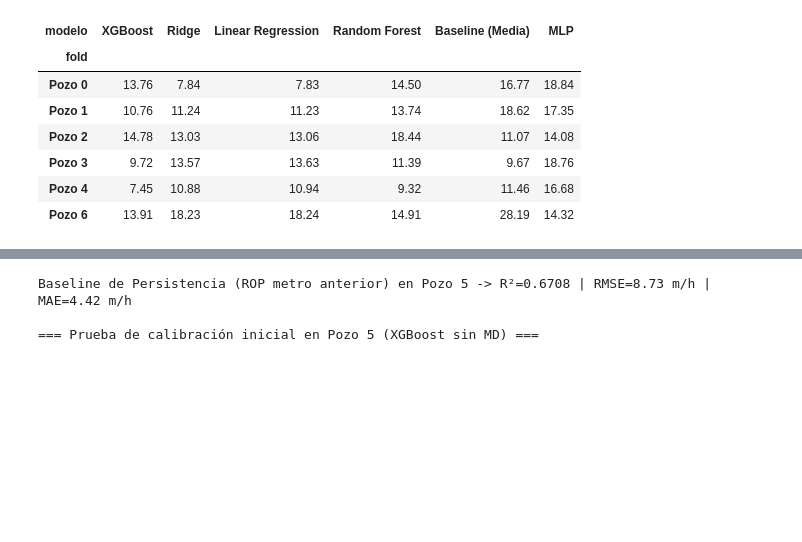
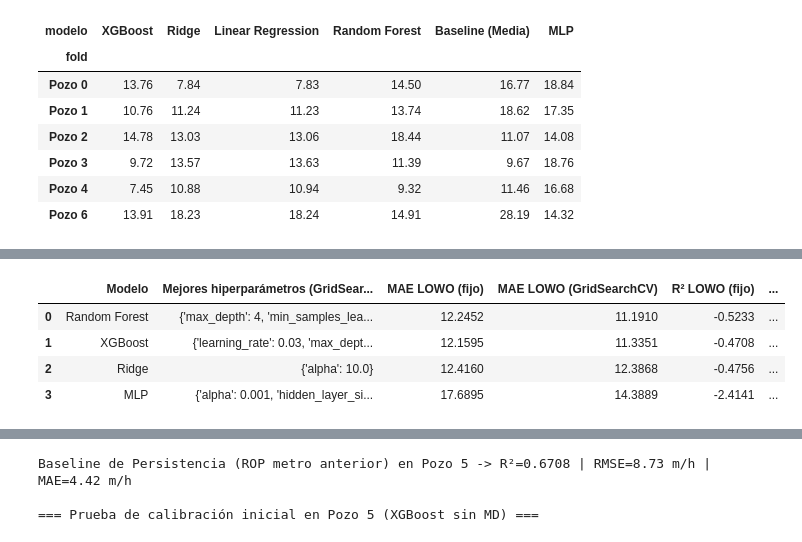
Before and after one commit to valebarzola/YPF-rop-predictor, a Jupyter notebook: ROP_Noruega_Modelado.ipynb, the cells around one changed output, grey strips where cells are left out. Saved outputs shown, nothing was run; the diff lists cells and outputs as text; code cells hidden in the pictures; blank space fills up the shorter version.

Commit message:
Optimización con GridSearchCV y corrección de métricas en texto

```diff
--- a/ROP_Noruega_Modelado.ipynb
+++ b/ROP_Noruega_Modelado.ipynb
@@ -478,0 +496,76 @@ Al quitar `Measured Depth m` en el LOWO CV:
+# %%
+feats7 = get_features(bal, drop_md=True)
+X7_tr = bal[feats7].values
+y7_tr = bal[TARGET].values
+grupos_pozo = bal['pozo'].values
+
+# Validación cruzada por pozo: 6 particiones = 1 pozo de validación por fold (LOWO)
+cv_pozos = GroupKFold(n_splits=6)
+
+busquedas = {
+    'Ridge': (
+        Ridge(),
+        {'modelo__alpha': [0.1, 1.0, 10.0, 100.0, 500.0]}
+    ),
+    'Random Forest': (
+        RandomForestRegressor(random_state=SEED, n_jobs=-1),
+        {
+            'modelo__n_estimators': [100, 200, 300],
+            'modelo__max_depth': [4, 6, 8, 12],
+            'modelo__min_samples_leaf': [3, 5, 10]
+        }
+    ),
+    'XGBoost': (
+        XGBRegressor(subsample=0.8, colsample_bytree=0.8, random_state=SEED, n_jobs=-1, verbosity=0),
+        {
+            'modelo__n_estimators': [100, 200, 300],
+            'modelo__max_depth': [3, 4, 6],
+            'modelo__learning_rate': [0.03, 0.05, 0.1]
+        }
+    ),
+    'MLP': (
+        MLPRegressor(activation='relu', max_iter=500, early_stopping=True, validation_fraction=0.1, random_state=SEED),
+        {
+            'modelo__hidden_layer_sizes': [(64, 32), (128, 64), (128, 64, 32)],
+            'modelo__alpha': [0.0001, 0.001, 0.01, 0.1]
+        }
+    )
+}
+
+mejores_gs = {}
+filas_gs = []
+
+for nombre, (modelo_base, grilla) in busquedas.items():
+    pipe = Pipeline([('scaler', RobustScaler()), ('modelo', modelo_base)])
+    gs = GridSearchCV(
+        pipe,
+        param_grid=grilla,
+        cv=cv_pozos,
+        scoring={'MAE': 'neg_mean_absolute_error', 'R2': 'r2'},
+        refit='MAE',
+        n_jobs=-1
+    )
+    gs.fit(X7_tr, y7_tr, groups=grupos_pozo)
+    mejores_gs[nombre] = gs
+
+    best_idx = gs.best_index_
+    mae_opt = -gs.cv_results_['mean_test_MAE'][best_idx]
+    r2_opt  = gs.cv_results_['mean_test_R2'][best_idx]
+    mae_fijo = resumen_lowo_sin_md.loc[nombre, 'MAE medio']
+    r2_fijo  = resumen_lowo_sin_md.loc[nombre, 'R² medio']
+    params_limpios = {k.replace('modelo__', ''): v for k, v in gs.best_params_.items()}
+
+    print(f"{nombre}: mejores hiperparámetros = {params_limpios} | MAE LOWO = {mae_opt:.4f} (R² = {r2_opt:.4f})")
+    filas_gs.append({
+        'Modelo': nombre,
+        'Mejores hiperparámetros (GridSearchCV)': str(params_limpios),
+        'MAE LOWO (fijo)': round(mae_fijo, 4),
+        'MAE LOWO (GridSearchCV)': round(mae_opt, 4),
+        'R² LOWO (fijo)': round(r2_fijo, 4),
+        'R² LOWO (GridSearchCV)': round(r2_opt, 4)
+    })
+
+df_comparacion_gs = pd.DataFrame(filas_gs).sort_values('MAE LOWO (GridSearchCV)').reset_index(drop=True)
+print('\n=== Comparación en LOWO CV (7 vars operativas): Hiperparámetros fijos vs. GridSearchCV ===')
+display(df_comparacion_gs)
+# %% [output]
@@ -478,0 +578,5 @@ Al quitar `Measured Depth m` en el LOWO CV:
+|  | Modelo | Mejores hiperparámetros (GridSear... | MAE LOWO (fijo) | MAE LOWO (GridSearchCV) | R² LOWO (fijo) | ... |
+| 0 | Random Forest | {'max_depth': 4, 'min_samples_lea... | 12.2452 | 11.1910 | -0.5233 | ... |
+| 1 | XGBoost | {'learning_rate': 0.03, 'max_dept... | 12.1595 | 11.3351 | -0.4708 | ... |
+| 2 | Ridge | {'alpha': 10.0} | 12.4160 | 12.3868 | -0.4756 | ... |
+| 3 | MLP | {'alpha': 0.001, 'hidden_layer_si... | 17.6895 | 14.3889 | -2.4141 | ... |
```
Also changed, not shown: parts of 16 cells of this notebook, 1 other file.
